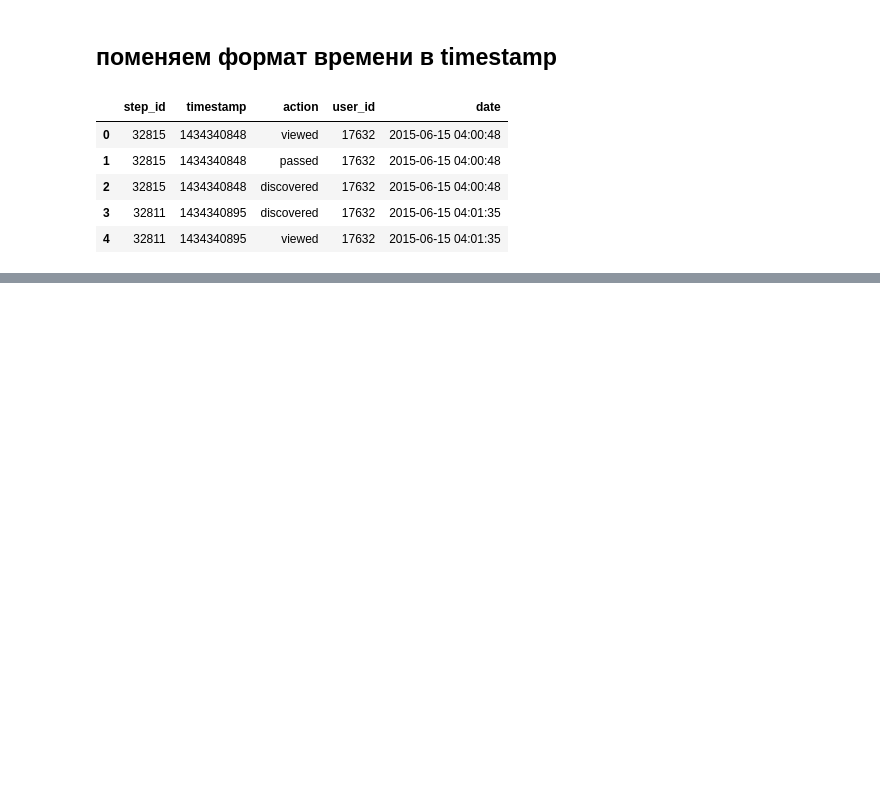
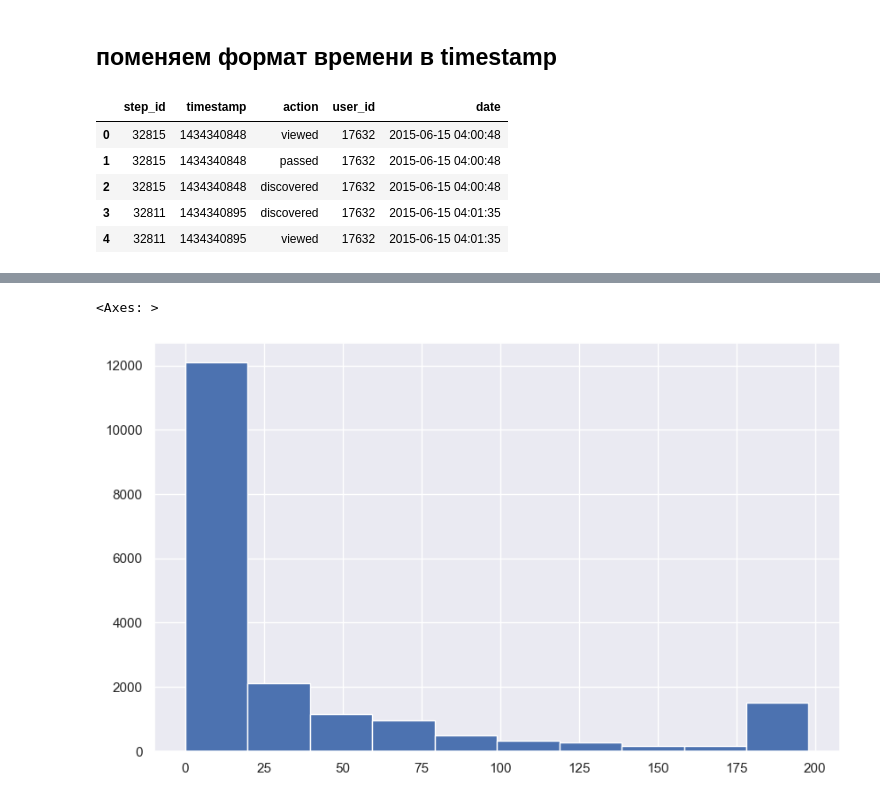
Before and after one commit to MaksimRaik/DataScience_stepik_users_analysis, a Jupyter notebook: first_notebook.ipynb, the cells around one changed output, grey strips where cells are left out. Saved outputs shown, nothing was run; the diff lists cells and outputs as text; code cells hidden in the pictures; blank space fills up the shorter version.

```diff
--- a/first_notebook.ipynb
+++ b/first_notebook.ipynb
@@ -35,0 +92,9 @@ events_data.head()
+# %%
+events_data.pivot_table(index = 'user_id',
+                        columns = 'action',
+                        values = 'step_id',
+                        aggfunc = 'count',
+                        fill_value = 0).discovered.hist()
+# %% [output]
+<Axes: >
+[figure, added]
```
Also changed, not shown: parts of 8 cells of this notebook.
